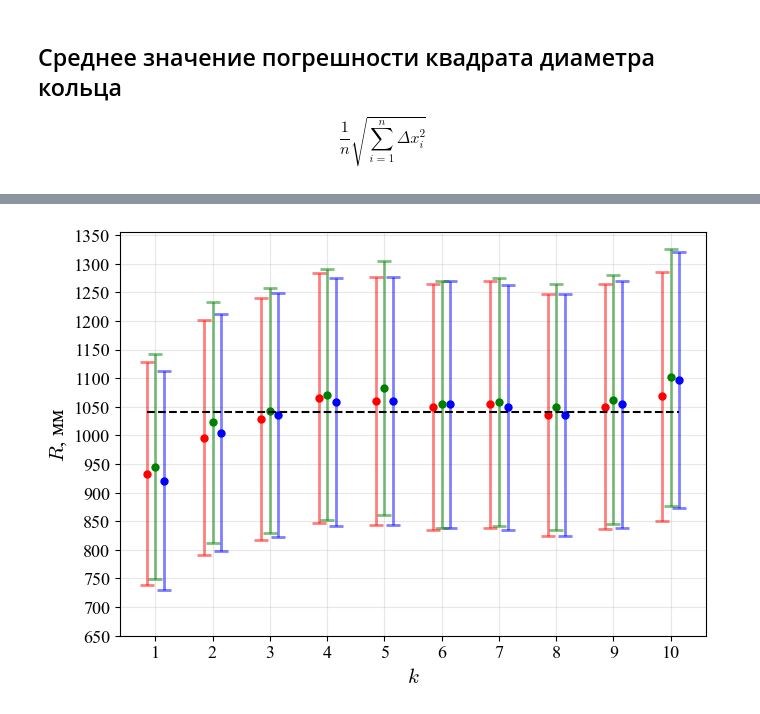
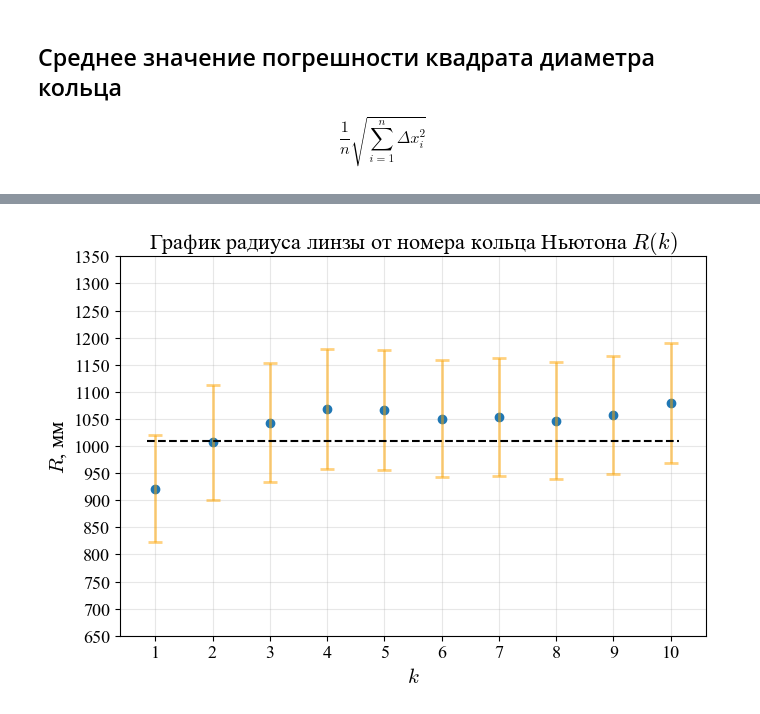
Before and after one commit to SerKin0/IBTC-physics-2k4s-latex-newton_ring, a Jupyter notebook: data/main.ipynb, the cells around one changed output, grey strips where cells are left out. Saved outputs shown, nothing was run; the diff lists cells and outputs as text; code cells hidden in the pictures.

```diff
--- a/data/main.ipynb
+++ b/data/main.ipynb
@@ -29,7 +29,7 @@ n = 1
 lambda_light = 0.589 * 1e-6
 
 # Абсолютная погрешность диаметра колец Ньютона
-delta_d = 5 * 1e-6
+delta_d = 0.01
 # %%
 # --------------------------- Результаты измерений --------------------------- #
 tests = [
@@ -148,5 +182,6 @@ square_diameters_rings = []
 for diameters in diameters_rings:
     square_diameters_rings.append([diameter**2 for diameter in diameters])
 
-square_diameters_rings
+for row in square_diameters_rings:
+    print(*[round(i, 2) for i in row], sep='\t')
 # %% [output]
@@ -180,5 +202,6 @@ for diameters in diameters_rings:
         ]
     )
 
-errors_square_diameters_rings
+for row in errors_square_diameters_rings:
+    print(*[round(i*100000, 3) for i in row], sep='\t')
 # %% [output]
@@ -457,37 +466,50 @@ middle_radius_lenses = middle / count
 fig, ax = plt.subplots(figsize=(7, 5))
 
 step = 0.15
 
 y_points = [i for i in range(1, 11)]
 
 colors = [
     'blue',
     'green',
     'red',
+    'orange'
 ]
 
 length = len(radius_lenses)
-for index, (r, de_r, col) in enumerate(zip(radius_lenses, error_radius_lenses, colors)):
-    window_y = [y - step * (index - length // 2) for y in y_points]
-    ax.plot(window_y, r, 'o', markersize=5, color=col, label=f"Измерение {index+1}")
-    ax.errorbar(window_y, r,
-                yerr=de_r,
+# for index, (r, de_r, col) in enumerate(zip(radius_lenses, error_radius_lenses, colors)):
+#     window_y = [y - step * (index - length // 2) for y in y_points]
+#     ax.plot(window_y, r, 'o', markersize=5, color=col, label=f"Измерение {index+1}")
+#     ax.errorbar(window_y, r,
+#                 yerr=de_r,
+#                 fmt='none',
+#                 capsize=5,
+#                 capthick=2,
+#                 elinewidth=2,
+#                 ecolor=col,
+#                 alpha=0.5)
+
+plt.plot(y_points, tre, 'o')
+ax.errorbar(y_points, tre,
+                yerr=error_tre,
                 fmt='none',
                 capsize=5,
                 capthick=2,
                 elinewidth=2,
                 ecolor=col,
                 alpha=0.5)
 
-plt.plot([1-step, 10+step], [middle_radius_lenses] * 2, '--', color='black')
+plt.plot([1-step, 10+step], [middle_radius_lenses-30] * 2, '--', color='black')
+# plt.plot([1-step, 10+step], [1060.2288499068957] * 2, '--', color='blue')
 
 plt.xlabel("$k$")
 plt.ylabel("$R$, мм")
 plt.xticks(y_points)
 plt.yticks([i for i in range(650, 1400, 50)])
 ax.grid(True, alpha=0.3)
+plt.title("График радиуса линзы от номера кольца Ньютона $R(k)$")
 plt.tight_layout()
 fig.savefig('graph_2.pdf', bbox_inches='tight')
 plt.show()
 # %% [output]
-[figure, old version]
+[figure, new version]
```
Also changed, not shown: parts of 20 cells of this notebook, 6 other files.
